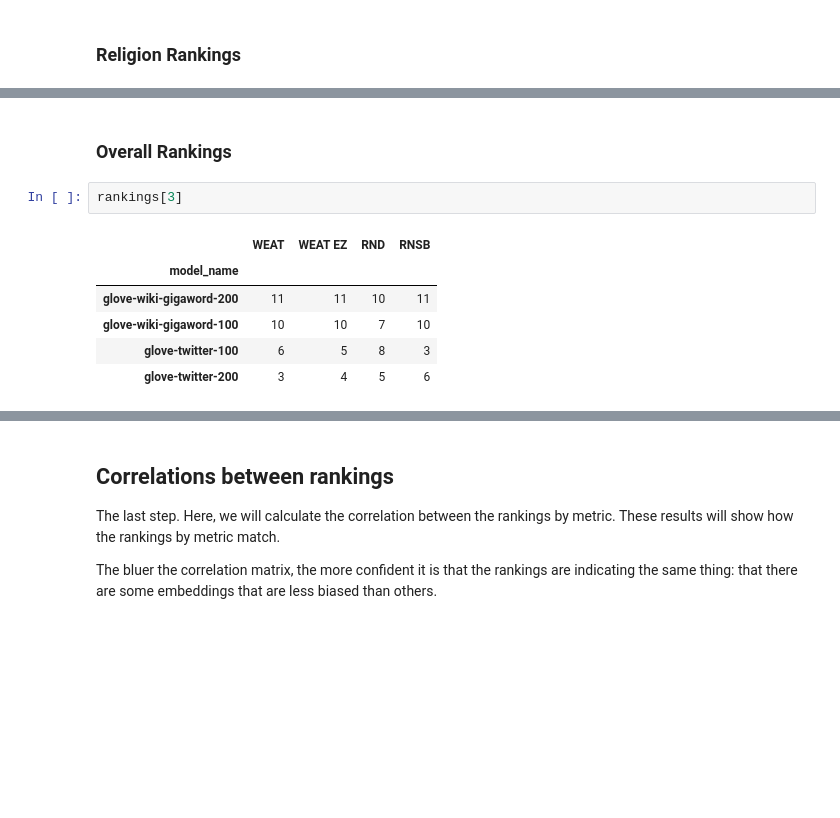
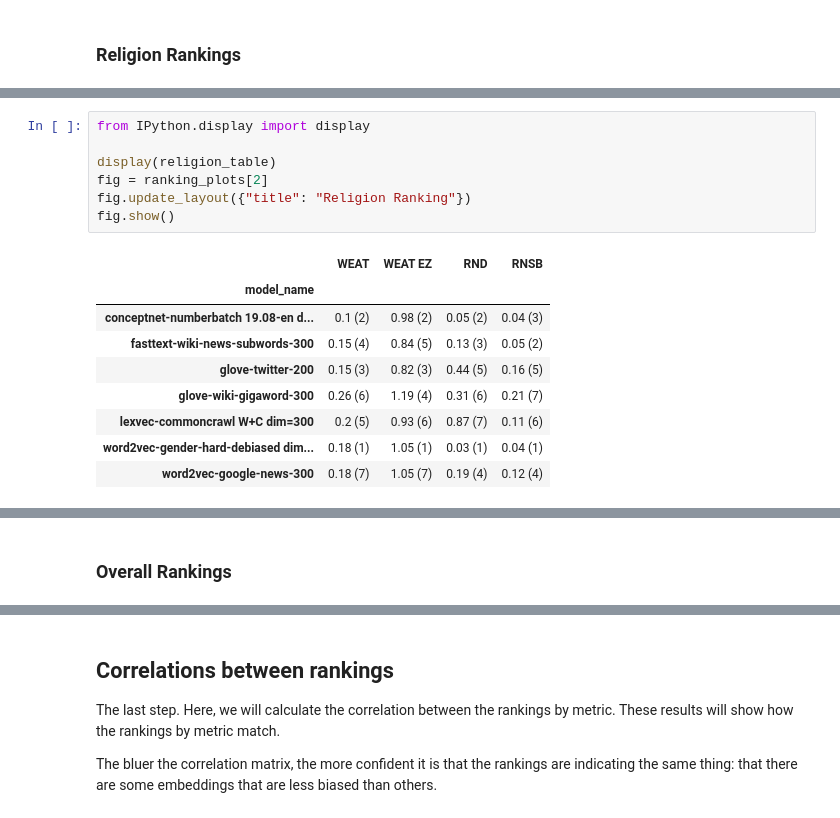
Before and after one commit to dccuchile/wefe, a Jupyter notebook: examples/WEFE_rankings.ipynb, the cells around one changed output, grey strips where cells are left out. Drawn from its saved outputs; the diff is of its cells as text; blank space fills up the shorter version.

```diff
--- a/examples/WEFE_rankings.ipynb
+++ b/examples/WEFE_rankings.ipynb
@@ -514,0 +738,17 @@ ranking_plots[2].show()
+# %%
+from IPython.display import display
+
+display(religion_table)
+fig = ranking_plots[2]
+fig.update_layout({"title": "Religion Ranking"})
+fig.show()
+# %% [output]
+|  | WEAT | WEAT EZ | RND | RNSB |
+| model_name |  |  |  |  |
+| conceptnet-numberbatch 19.08-en d... | 0.1 (2) | 0.98 (2) | 0.05 (2) | 0.04 (3) |
+| fasttext-wiki-news-subwords-300 | 0.15 (4) | 0.84 (5) | 0.13 (3) | 0.05 (2) |
+| glove-twitter-200 | 0.15 (3) | 0.82 (3) | 0.44 (5) | 0.16 (5) |
+| glove-wiki-gigaword-300 | 0.26 (6) | 1.19 (4) | 0.31 (6) | 0.21 (7) |
+| lexvec-commoncrawl W+C dim=300 | 0.2 (5) | 0.93 (6) | 0.87 (7) | 0.11 (6) |
+| word2vec-gender-hard-debiased dim... | 0.18 (1) | 1.05 (1) | 0.03 (1) | 0.04 (1) |
+| word2vec-google-news-300 | 0.18 (7) | 1.05 (7) | 0.19 (4) | 0.12 (4) |
@@ -515,11 +756,2 @@ ranking_plots[2].show()
 # %% [markdown]
 ### Overall Rankings
-# %%
-rankings[3]
-# %% [output]
-|  | WEAT | WEAT EZ | RND | RNSB |
-| model_name |  |  |  |  |
-| glove-wiki-gigaword-200 | 11 | 11 | 10 | 11 |
-| glove-wiki-gigaword-100 | 10 | 10 | 7 | 10 |
-| glove-twitter-100 | 6 | 5 | 8 | 3 |
-| glove-twitter-200 | 3 | 4 | 5 | 6 |
```
Also changed, not shown: parts of 32 cells of this notebook, 13 other files.
